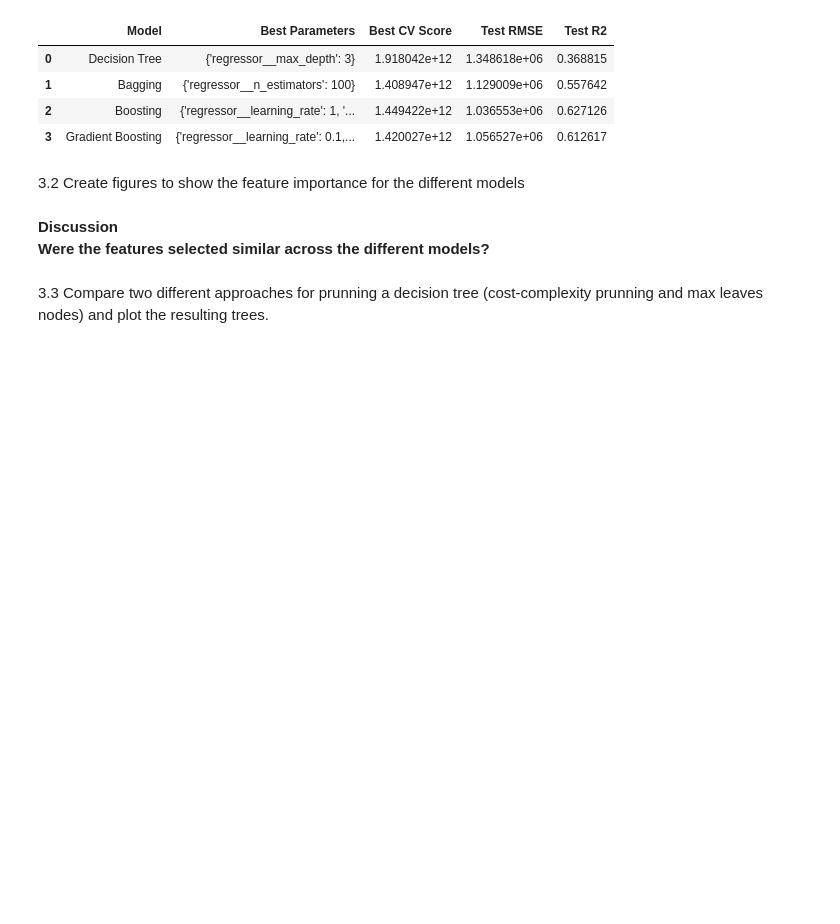
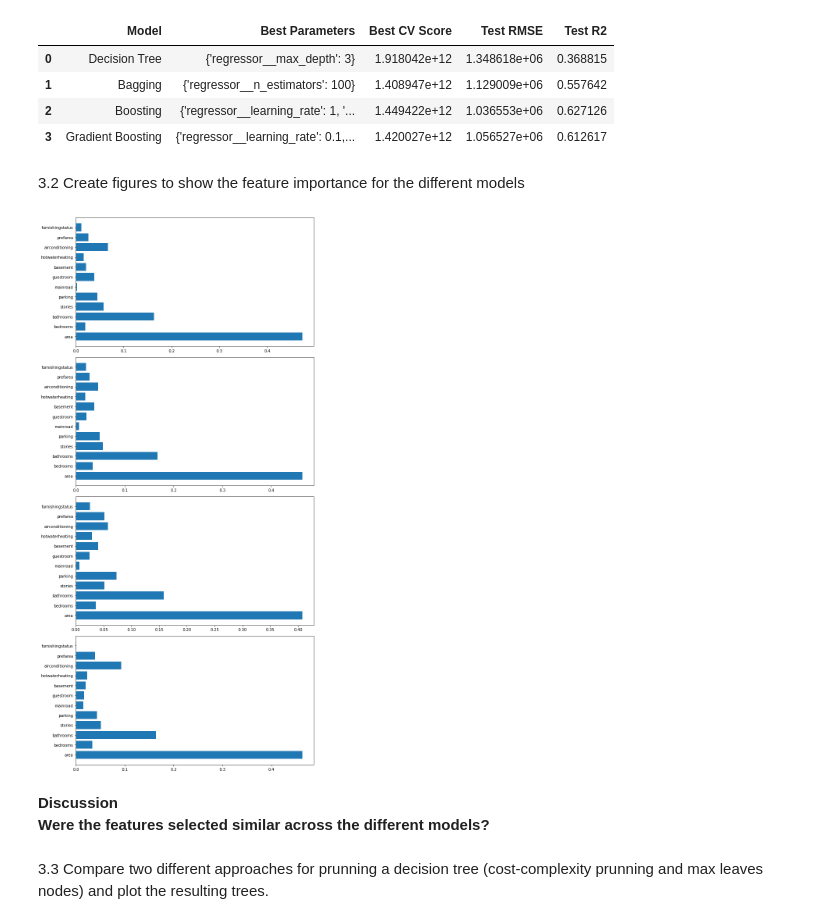
Before and after one commit to hlin863/COMP0189-practical-2024, a Jupyter notebook: week-04/Week4_problems.ipynb, the cells around one changed output. Saved outputs shown, nothing was run; the diff lists cells and outputs as text; code cells hidden in the pictures; blank space fills up the shorter version.

```diff
--- a/week-04/Week4_problems.ipynb
+++ b/week-04/Week4_problems.ipynb
@@ -443,30 +443,44 @@ Test R-squared for Gradient Boosting:  0.6126173575123872
 # %%
 import matplotlib.pyplot as plt
 import numpy as np
 
 # Extract feature names after preprocessing
+preprocessor.fit(X_train)
+
+# Fit each model
+for name, model in models.items():
+    model.fit(X_train, y_train)
 
 def plot_feature_importances(model, name, feature_names, ax):
     # Extract the regressor from the pipeline
-
+    regressor = model.named_steps['regressor']
 
     # Handle BaggingRegressor and get feature importances
-
+    if name == 'Bagging':
+        importances = np.mean([tree.feature_importances_ for tree in regressor.estimators_], axis=0)
+    else:
+        importances = regressor.feature_importances_
 
     # Adjust the feature names if their number doesn't match the importances length
+    if len(feature_names) != len(importances):
+        # Handle transformed feature names
+        if len(feature_names) > len(importances):
+            feature_names = feature_names[:len(importances)]
+        else:
+            importances = importances[:len(feature_names)]
+    # Plot feature importances
+    ax.barh(feature_names, importances)
 
-        # Handle transformed feature names
+feature_names = numerical_features + binary_categorical_features + non_binary_categorical_features
+# Plotting feature importances for each model
+fig, axs = plt.subplots(len(models), figsize=(10, 5 * len(models)))
+for ax, (name, model) in zip(axs, models.items()):
+   plot_feature_importances(model, name, feature_names, ax)
 
-    # Plot feature importances
-
-
-# Plotting feature importances for each model
-#fig, axs = plt.subplots(len(models), figsize=(10, 5 * len(models)))
-#for ax, (name, model) in zip(axs, models.items()):
-#    plot_feature_importances(model, name, feature_names, ax)
-
-#plt.tight_layout()
-#plt.show()
+plt.tight_layout()
+plt.show()
+# %% [output]
+[figure, added]
 # %% [markdown]
 **Discussion**
 **Were the features selected similar across the different models?**
```
Also changed, not shown: parts of 9 cells of this notebook.
